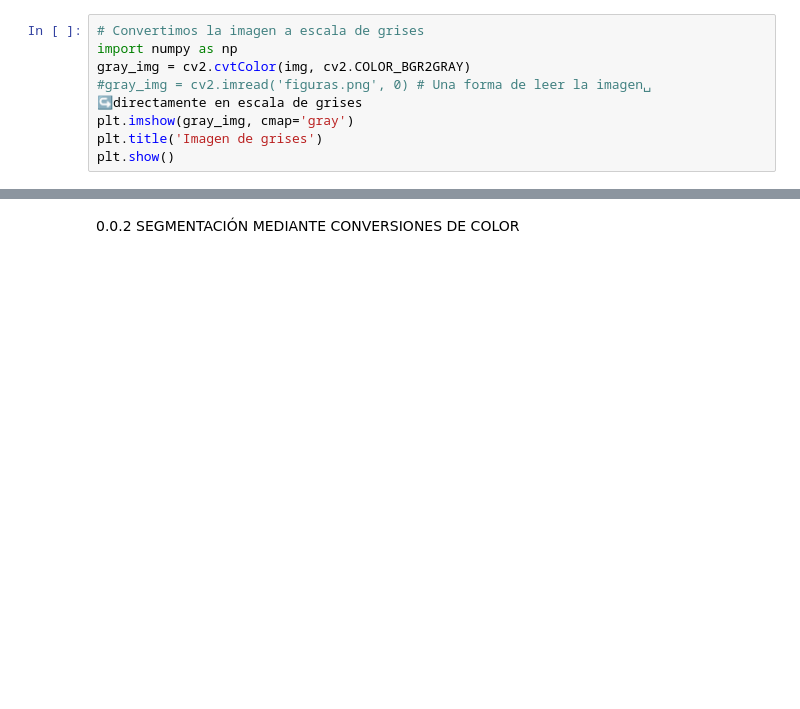
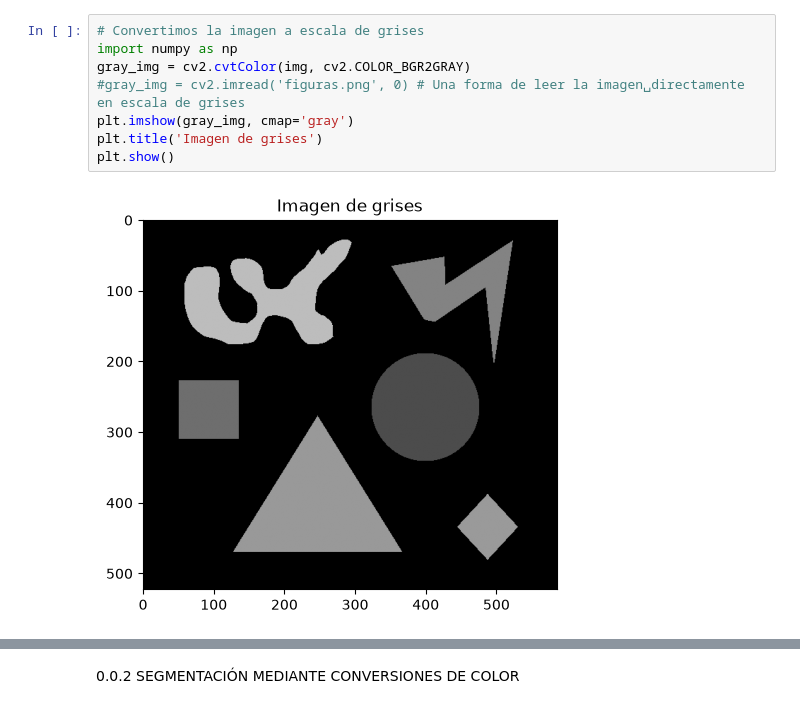
Before and after one commit to Ian-183/practica-machine-learning, a Jupyter notebook: 3_2_3_Image_segmentation.ipynb, the cells around one changed output, grey strips where cells are left out. Cells and saved outputs as stored; diff of their text form; blank space fills up the shorter version.

```diff
--- a/3_2_3_Image_segmentation.ipynb
+++ b/3_2_3_Image_segmentation.ipynb
@@ -32,11 +35,12 @@ ModuleNotFoundError: No module named 'cv2'
 # %%
 # Convertimos la imagen a escala de grises
 import numpy as np
 gray_img = cv2.cvtColor(img, cv2.COLOR_BGR2GRAY)
-#gray_img = cv2.imread('figuras.png', 0) # Una forma de leer la imagen␣
-↪directamente en escala de grises
+#gray_img = cv2.imread('figuras.png', 0) # Una forma de leer la imagen␣directamente en escala de grises
 plt.imshow(gray_img, cmap='gray')
 plt.title('Imagen de grises')
 plt.show()
+# %% [output]
+[figure, added]
 # %%
 # Calculamos el histograma
```
Also changed, not shown: parts of 15 cells of this notebook, 3 other files.
